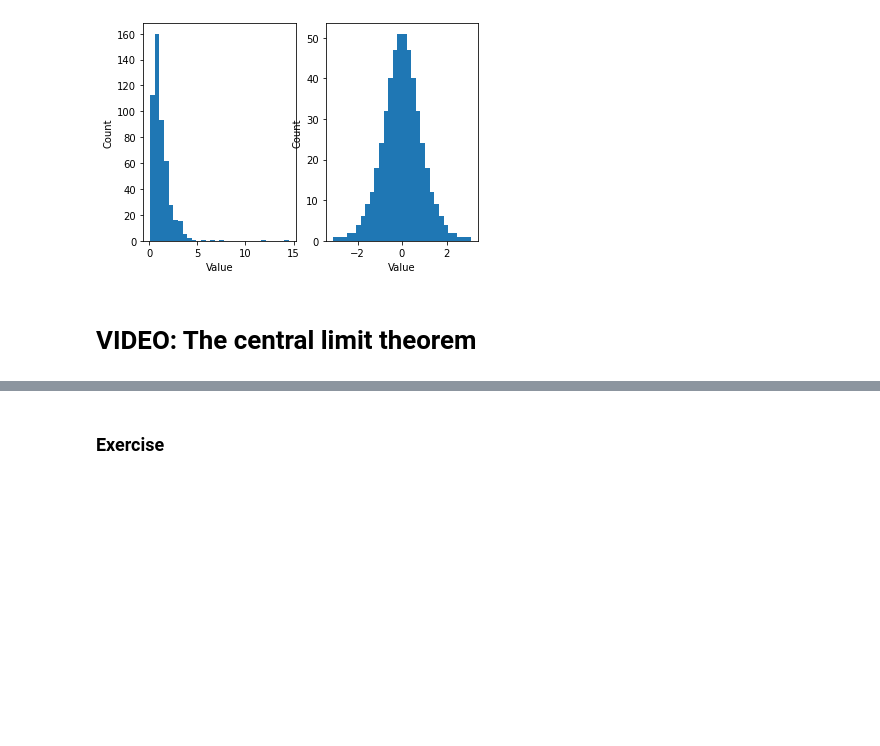
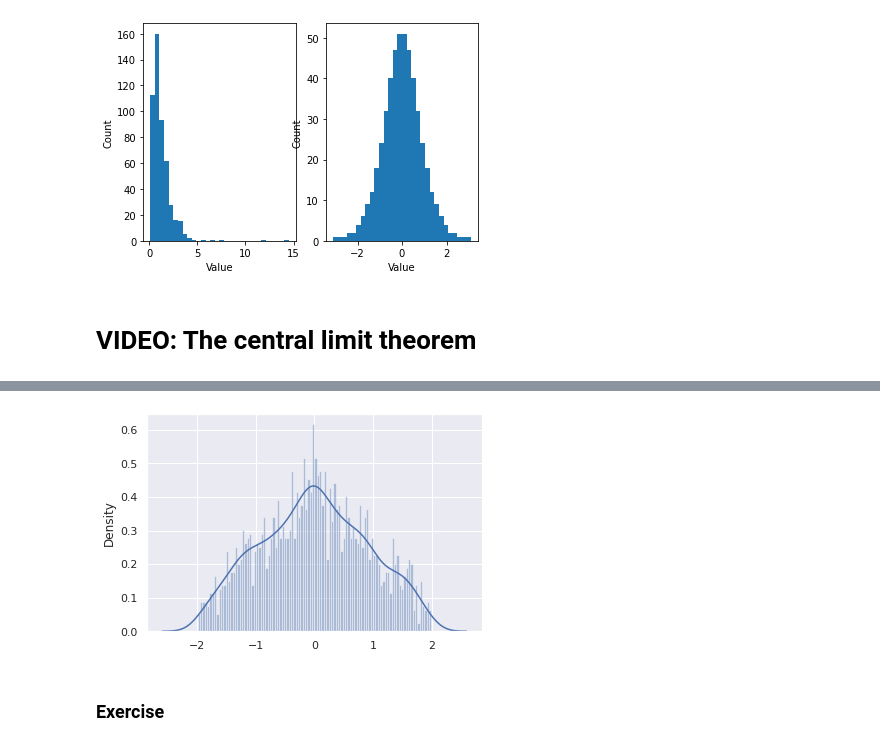
Before and after one commit to adel-nouar/Math_with_Python, a Jupyter notebook: Section13_pymath_probability.ipynb, the cells around one changed output, grey strips where cells are left out. Drawn from its saved outputs; the diff is of its cells as text; code cells hidden in the pictures; blank space fills up the shorter version.

```diff
--- a/Section13_pymath_probability.ipynb
+++ b/Section13_pymath_probability.ipynb
@@ -272,2 +308,14 @@ plt.show()
+# %%
+# show using seaborn
+
+import seaborn as sns
+sns.set()
+
+sns.distplot(signal,100)
+# sns.displot(signal)
+# sns.histplot(signal)
+plt.show()
+# %% [output]
+[figure, added]
 # %% [markdown]
 ### Exercise
```
Also changed, not shown: parts of 6 cells of this notebook, 1 other file.
